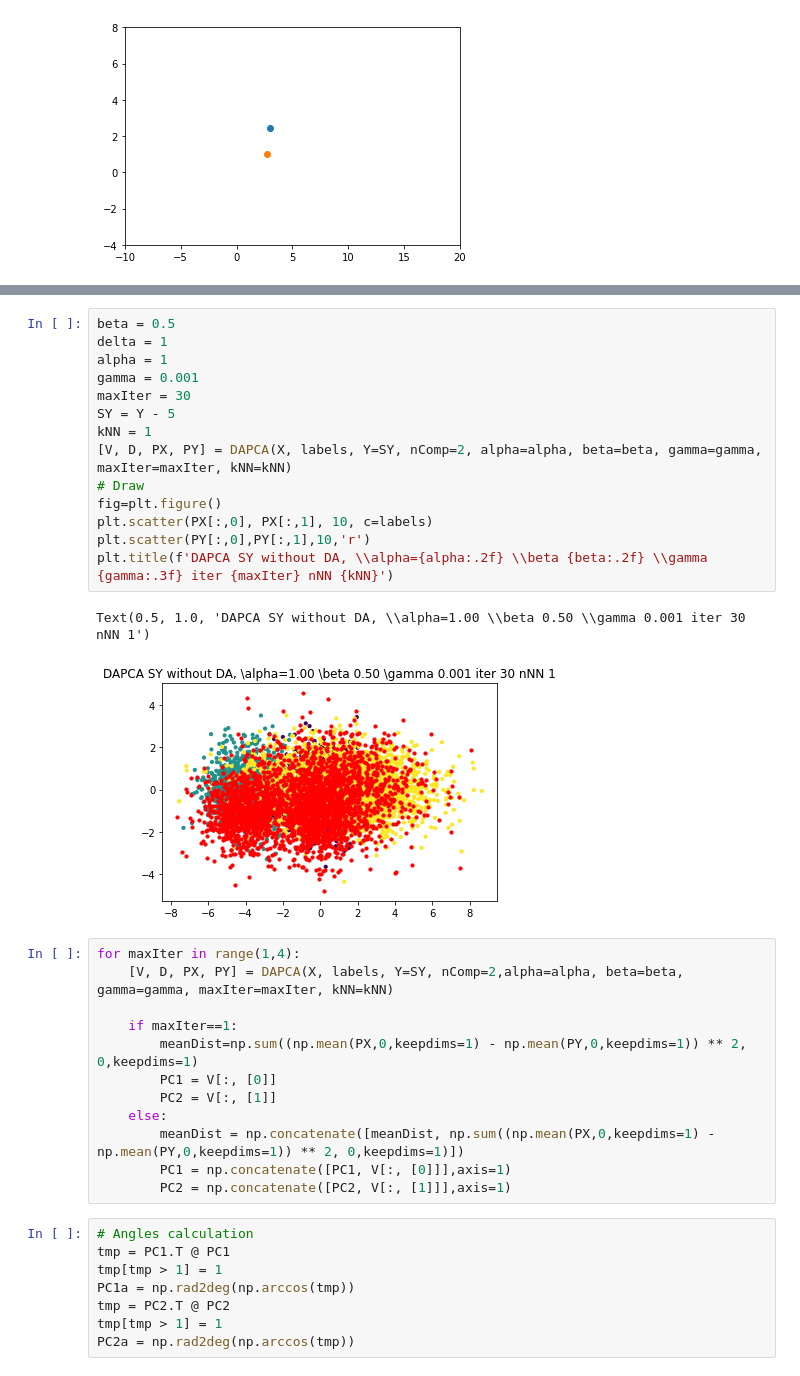
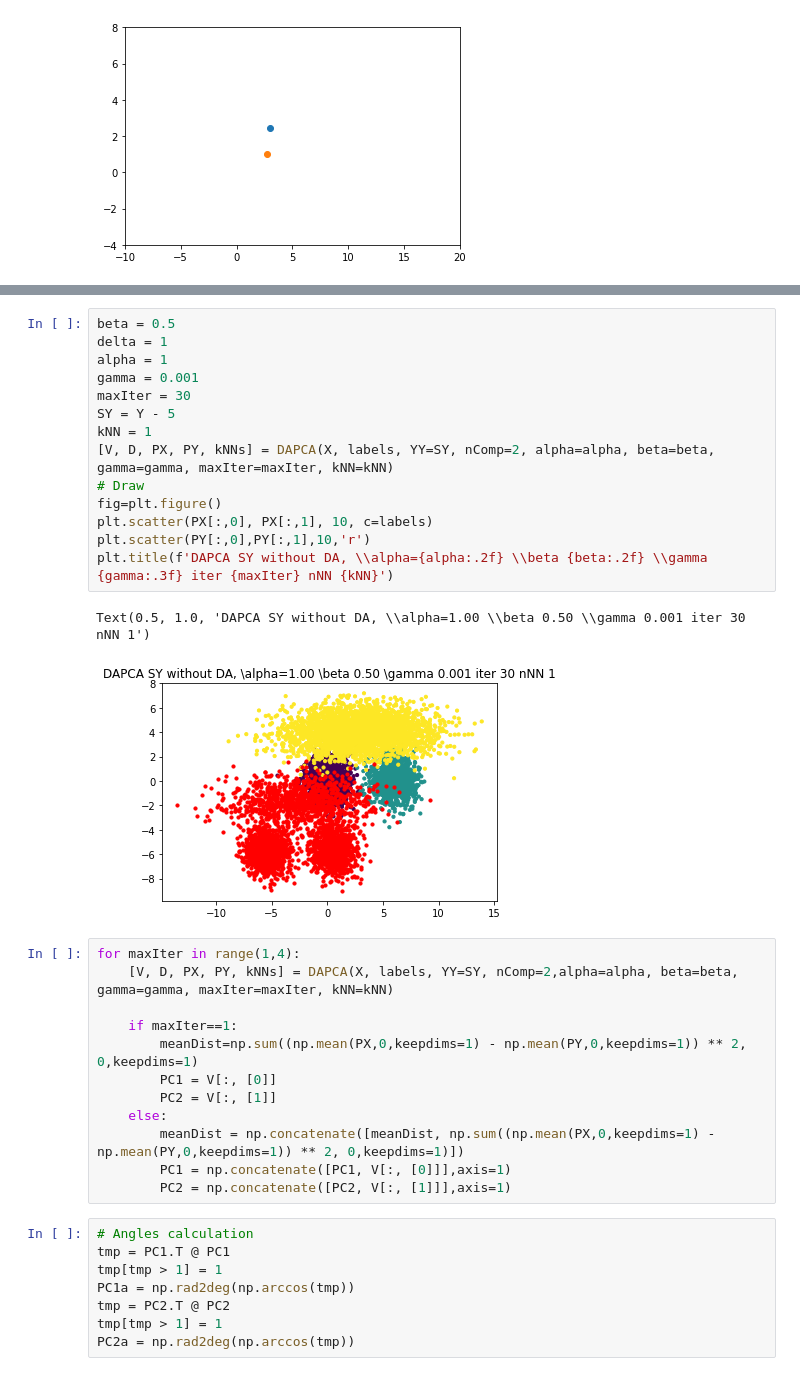
Before and after one commit to Mirkes/DAPCA, a Jupyter notebook: DAPCA_Test.ipynb, the cells around one changed output, grey strips where cells are left out. Saved outputs shown, nothing was run; the diff lists cells and outputs as text.

```diff
--- a/DAPCA_Test.ipynb
+++ b/DAPCA_Test.ipynb
@@ -59,23 +59,23 @@ Text(0.5, 1.0, 'DAPCA Y without DA, alpha=#4.2f')
 # %%
 beta = 0.5
 delta = 1
 alpha = 1
 gamma = 0.001
 maxIter = 30
 SY = Y - 5
 kNN = 1
-[V, D, PX, PY] = DAPCA(X, labels, Y=SY, nComp=2, alpha=alpha, beta=beta, gamma=gamma, maxIter=maxIter, kNN=kNN)
+[V, D, PX, PY, kNNs] = DAPCA(X, labels, YY=SY, nComp=2, alpha=alpha, beta=beta, gamma=gamma, maxIter=maxIter, kNN=kNN)
 # Draw
 fig=plt.figure()
 plt.scatter(PX[:,0], PX[:,1], 10, c=labels)
 plt.scatter(PY[:,0],PY[:,1],10,'r')
 plt.title(f'DAPCA SY without DA, \\alpha={alpha:.2f} \\beta {beta:.2f} \\gamma {gamma:.3f} iter {maxIter} nNN {kNN}')
 # %% [output]
 Text(0.5, 1.0, 'DAPCA SY without DA, \\alpha=1.00 \\beta 0.50 \\gamma 0.001 iter 30 nNN 1')
-[figure, old version]
+[figure, new version]
 # %%
 for maxIter in range(1,4):
-    [V, D, PX, PY] = DAPCA(X, labels, Y=SY, nComp=2,alpha=alpha, beta=beta, gamma=gamma, maxIter=maxIter, kNN=kNN)
+    [V, D, PX, PY, kNNs] = DAPCA(X, labels, YY=SY, nComp=2,alpha=alpha, beta=beta, gamma=gamma, maxIter=maxIter, kNN=kNN)
 
     if maxIter==1:
         meanDist=np.sum((np.mean(PX,0,keepdims=1) - np.mean(PY,0,keepdims=1)) ** 2, 0,keepdims=1)
```
Also changed, not shown: parts of 3 cells of this notebook, 1 other file.
